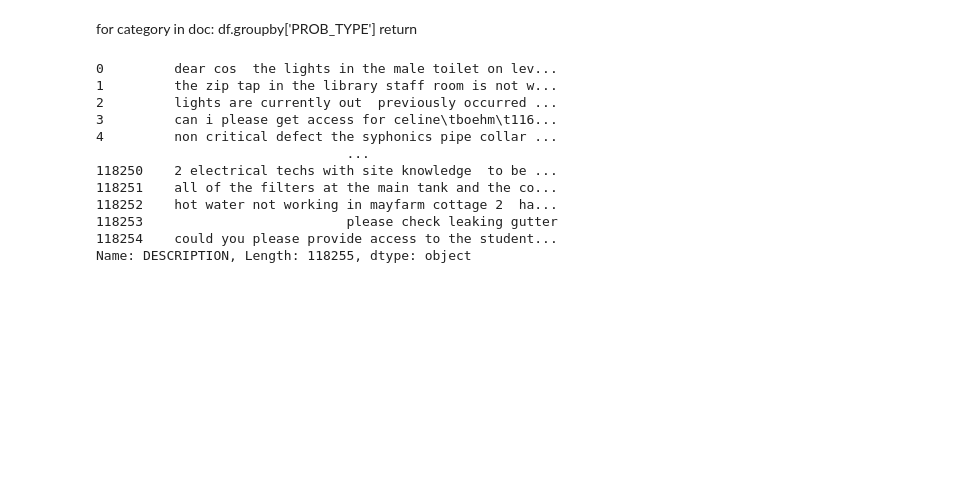
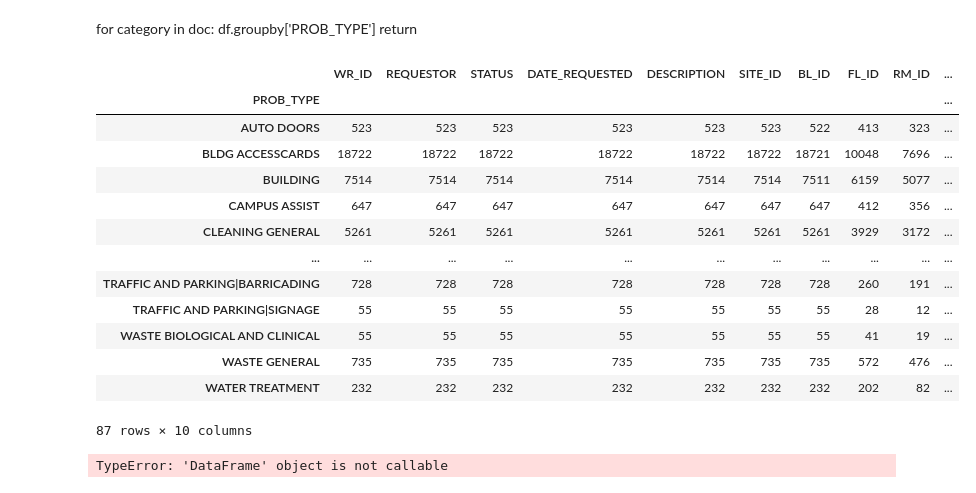
Before and after one commit to Casssiee/NLP, a Jupyter notebook: NLP.ipynb, the cells around one changed output. Drawn from its saved outputs; the diff is of its cells as text; code cells hidden in the pictures; blank space fills up the shorter version.

```diff
--- a/NLP.ipynb
+++ b/NLP.ipynb
@@ -279,21 +279,29 @@ class Corpus:
 corpus_constructor = Corpus(nlp, stop_words)
 corpus_constructor(df)
 # %%
-text = df['DESCRIPTION']
+text = df.groupby(['PROB_TYPE']).count()
 text
 # %% [output]
+|  | WR_ID | REQUESTOR | STATUS | DATE_REQUESTED | DESCRIPTION | SITE_ID | BL_ID | FL_ID | RM_ID | ... |
+| PROB_TYPE |  |  |  |  |  |  |  |  |  | ... |
+| AUTO DOORS | 523 | 523 | 523 | 523 | 523 | 523 | 522 | 413 | 323 | ... |
+| BLDG ACCESSCARDS | 18722 | 18722 | 18722 | 18722 | 18722 | 18722 | 18721 | 10048 | 7696 | ... |
+| BUILDING | 7514 | 7514 | 7514 | 7514 | 7514 | 7514 | 7511 | 6159 | 5077 | ... |
+| CAMPUS ASSIST | 647 | 647 | 647 | 647 | 647 | 647 | 647 | 412 | 356 | ... |
+| CLEANING GENERAL | 5261 | 5261 | 5261 | 5261 | 5261 | 5261 | 5261 | 3929 | 3172 | ... |
+| ... | ... | ... | ... | ... | ... | ... | ... | ... | ... | ... |
+| TRAFFIC AND PARKING|BARRICADING | 728 | 728 | 728 | 728 | 728 | 728 | 728 | 260 | 191 | ... |
+| TRAFFIC AND PARKING|SIGNAGE | 55 | 55 | 55 | 55 | 55 | 55 | 55 | 28 | 12 | ... |
+| WASTE BIOLOGICAL AND CLINICAL | 55 | 55 | 55 | 55 | 55 | 55 | 55 | 41 | 19 | ... |
+| WASTE GENERAL | 735 | 735 | 735 | 735 | 735 | 735 | 735 | 572 | 476 | ... |
+| WATER TREATMENT | 232 | 232 | 232 | 232 | 232 | 232 | 232 | 202 | 82 | ... |
-0         dear cos  the lights in the male toilet on lev...
-1         the zip tap in the library staff room is not w...
-2         lights are currently out  previously occurred ...
-3         can i please get access for celine\tboehm\t116...
-4         non critical defect the syphonics pipe collar ...
-                                ...
-118250    2 electrical techs with site knowledge  to be ...
-118251    all of the filters at the main tank and the co...
-118252    hot water not working in mayfarm cottage 2  ha...
-118253                          please check leaking gutter
-118254    could you please provide access to the student...
-Name: DESCRIPTION, Length: 118255, dtype: object
+87 rows × 10 columns
+# %%
+text_grouped = df.groupby('PROB_TYPE', group_keys=True).apply(lambda x: x)
+S = text_grouped('PROB_TYPE','DESCRIPTION')
+S
+# %% [output]
+TypeError: 'DataFrame' object is not callable
 # %%
 from sklearn.feature_extraction.text import TfidfVectorizer
 
```
Also changed, not shown: parts of 3 cells of this notebook.
